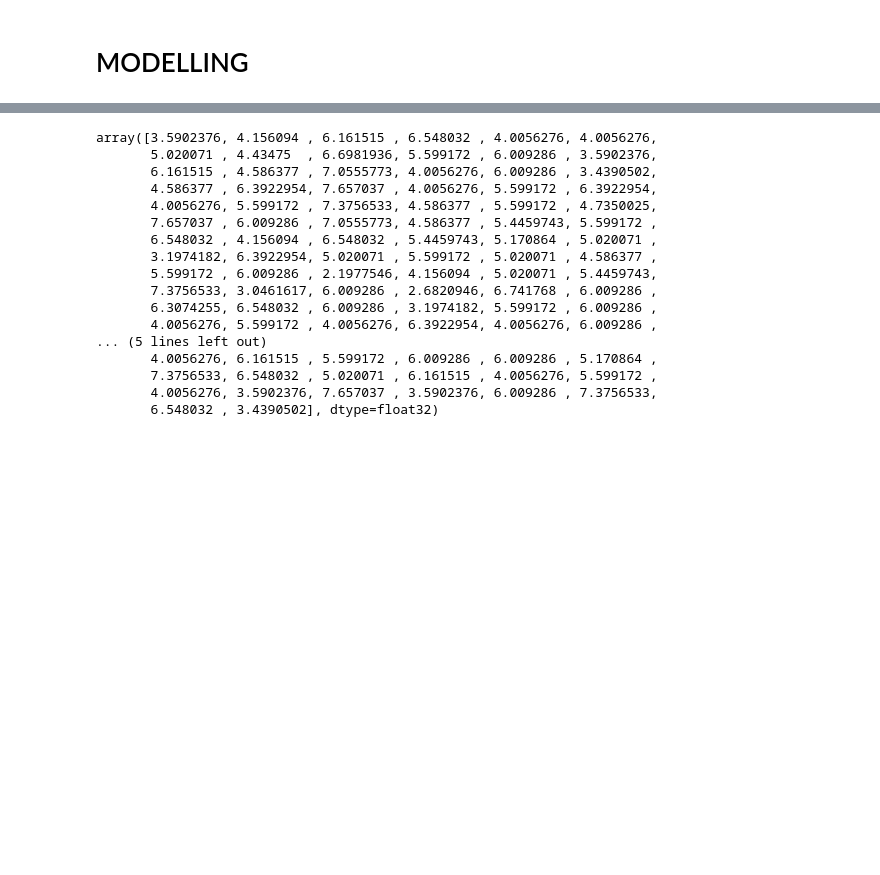
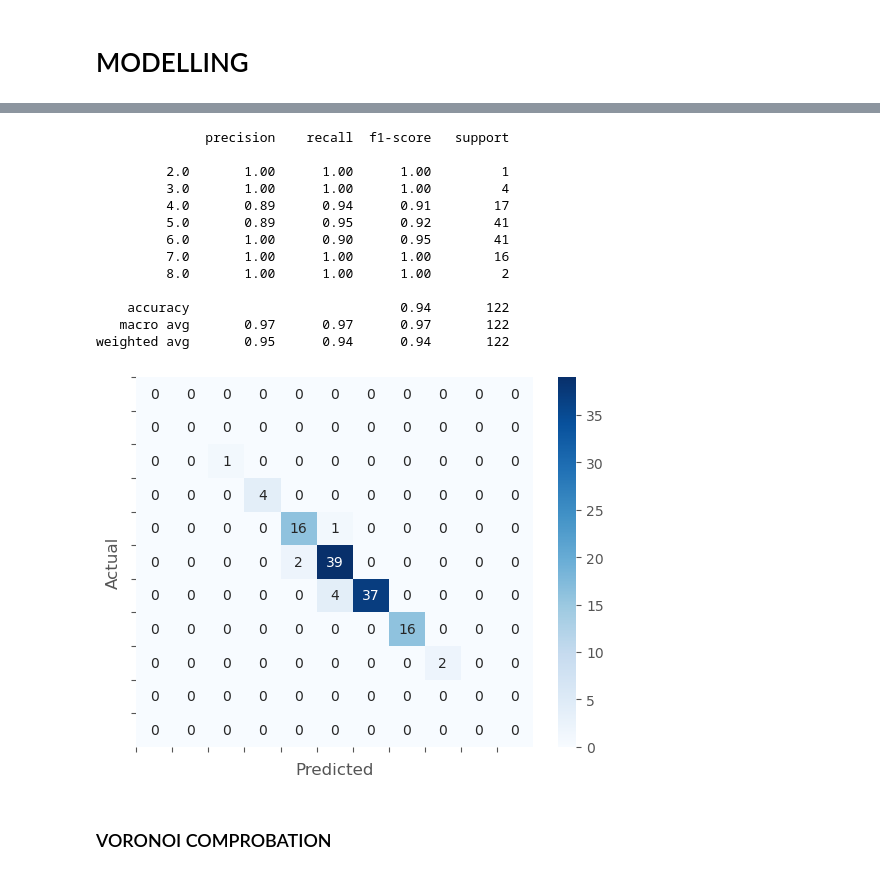
Before and after one commit to alejandropolo/LipschitzNN, a Jupyter notebook: Notebooks/Real_World_App.ipynb, the cells around one changed output, grey strips where cells are left out. Cells and saved outputs as stored; diff of their text form; code cells hidden in the pictures; blank space fills up the shorter version.

Commit message:
Notebooks Actualization

```diff
--- a/Notebooks/Real_World_App.ipynb
+++ b/Notebooks/Real_World_App.ipynb
@@ -137,0 +144,8 @@ df_data.head()
+# %%
+##### PARA UNA PRIMERA APROXIMACIÓN REDUCIDMOS DF_DATA A LAS DOS PRIMERAS COLUMNAS
+df_data = df_data.iloc[:,:3]
+
+## Check the number of unique rows
+len(df_data.drop_duplicates())
+## Drop duplicates of df_data -> Number of unique rows
+#df_data = df_data.drop_duplicates()
@@ -207,0 +251,5 @@ np.mean(y_test_tensor.flatten().detach().numpy()*10-model(X_test_tensor).flatten
+# %%
+## Compute accuracy rounding prediction values
+y_pred = model(X_test_tensor)*10
+y_pred = torch.round(y_pred).detach().numpy().flatten()
+y_pred
@@ -223,20 +274,0 @@ array([3.75, 3.75, 6.25, 6.25, 5.  , 3.75, 5.  , 3.75, 8.75, 6.25, 6.25,
-# %%
-model(X_test_tensor).flatten().detach().numpy()*10
-# %% [output]
-array([3.5902376, 4.156094 , 6.161515 , 6.548032 , 4.0056276, 4.0056276,
-       5.020071 , 4.43475  , 6.6981936, 5.599172 , 6.009286 , 3.5902376,
-       6.161515 , 4.586377 , 7.0555773, 4.0056276, 6.009286 , 3.4390502,
-       4.586377 , 6.3922954, 7.657037 , 4.0056276, 5.599172 , 6.3922954,
-       4.0056276, 5.599172 , 7.3756533, 4.586377 , 5.599172 , 4.7350025,
-       7.657037 , 6.009286 , 7.0555773, 4.586377 , 5.4459743, 5.599172 ,
-       6.548032 , 4.156094 , 6.548032 , 5.4459743, 5.170864 , 5.020071 ,
-       3.1974182, 6.3922954, 5.020071 , 5.599172 , 5.020071 , 4.586377 ,
-       5.599172 , 6.009286 , 2.1977546, 4.156094 , 5.020071 , 5.4459743,
-       7.3756533, 3.0461617, 6.009286 , 2.6820946, 6.741768 , 6.009286 ,
-       6.3074255, 6.548032 , 6.009286 , 3.1974182, 5.599172 , 6.009286 ,
-       4.0056276, 5.599172 , 4.0056276, 6.3922954, 4.0056276, 6.009286 ,
-... (5 lines left out)
-       4.0056276, 6.161515 , 5.599172 , 6.009286 , 6.009286 , 5.170864 ,
-       7.3756533, 6.548032 , 5.020071 , 6.161515 , 4.0056276, 5.599172 ,
-       4.0056276, 3.5902376, 7.657037 , 3.5902376, 6.009286 , 7.3756533,
-       6.548032 , 3.4390502], dtype=float32)
@@ -272,0 +275,43 @@ fig.show()
+# %%
+## Compute confusion matrix and plot as a heatmap
+from sklearn.metrics import confusion_matrix
+import seaborn as sns
+import matplotlib.pyplot as plt
+
+
+# Compute confusion matrix
+cm = confusion_matrix(y_test_tensor.flatten()*10, y_pred, labels=range(11))
+
+# Plot confusion matrix as a heatmap
+sns.heatmap(cm, annot=True, fmt="d", cmap="Blues")
+
+## Print classification report
+from sklearn.metrics import classification_report
+print(classification_report(y_test_tensor.flatten()*10, y_pred))
+
+# Set x and y axis labels
+plt.xlabel("Predicted")
+plt.ylabel("Actual")
+
+# Set class labels as tick labels
+tick_labels = range(11)
+plt.xticks(tick_labels)
+plt.yticks(tick_labels)
+
+# Show the plot
+plt.show()
+# %% [output]
+              precision    recall  f1-score   support
+
+         2.0       1.00      1.00      1.00         1
+         3.0       1.00      1.00      1.00         4
+         4.0       0.89      0.94      0.91        17
+         5.0       0.89      0.95      0.92        41
+         6.0       1.00      0.90      0.95        41
+         7.0       1.00      1.00      1.00        16
+         8.0       1.00      1.00      1.00         2
+
+    accuracy                           0.94       122
+   macro avg       0.97      0.97      0.97       122
+weighted avg       0.95      0.94      0.94       122
+[figure, added]
@@ -272,0 +326,2 @@ fig.show()
+# %% [markdown]
+### VORONOI COMPROBATION
```
Also changed, not shown: parts of 20 cells of this notebook, 1 other file.
